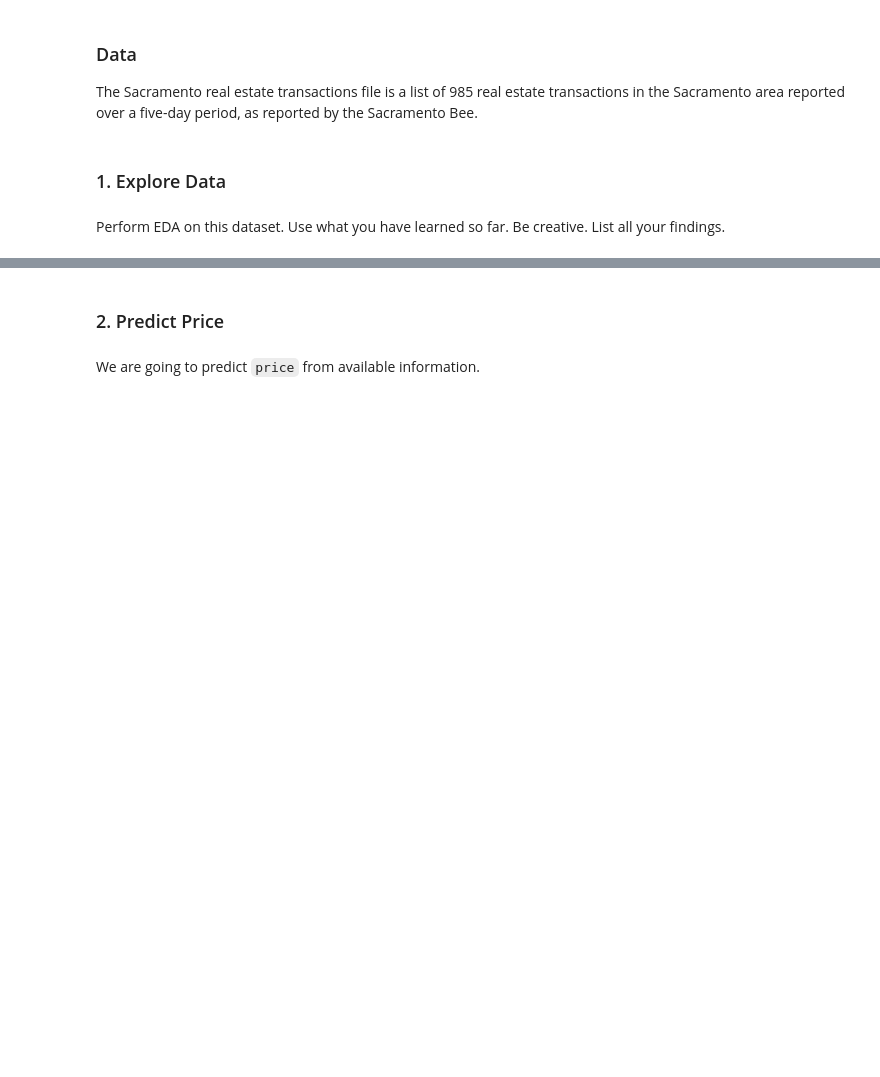
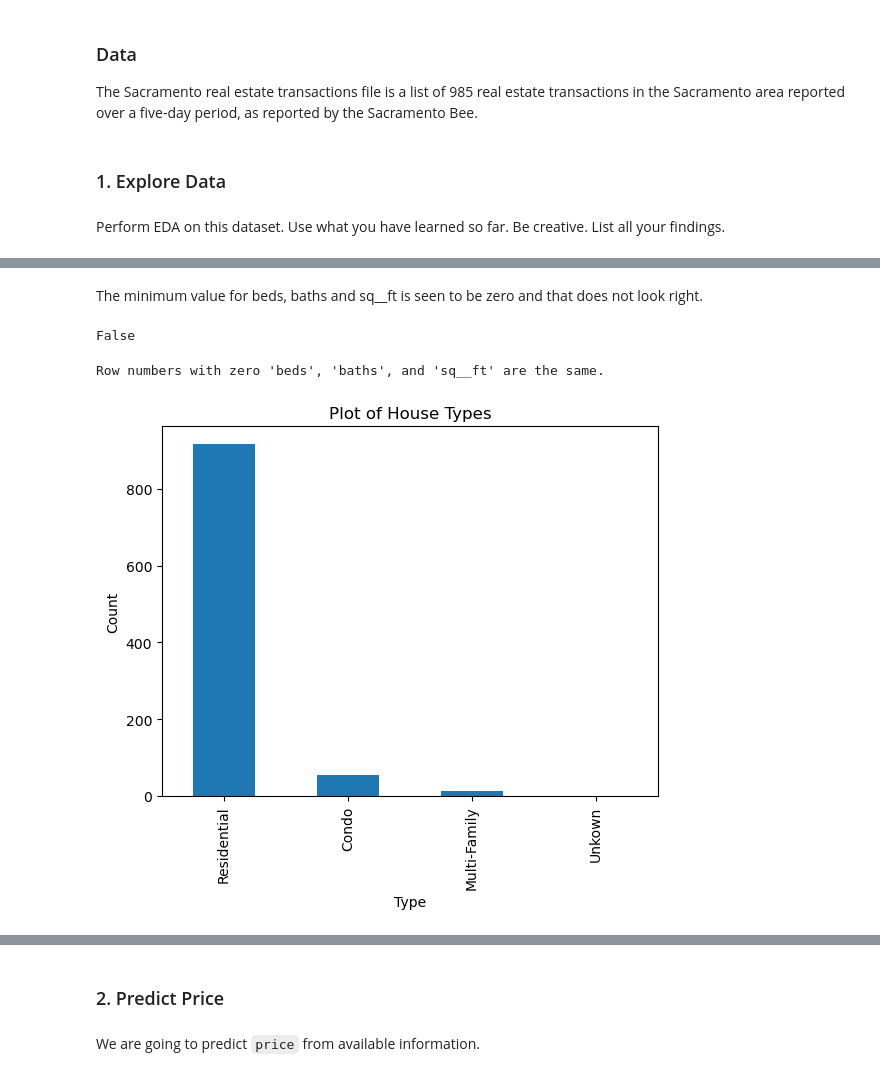
Before and after one commit to Posheffy/IODSN, a Jupyter notebook: IOD_Lab 4.1.1.ipynb, the cells around one changed output, grey strips where cells are left out. Drawn from its saved outputs; the diff is of its cells as text; code cells hidden in the pictures; blank space fills up the shorter version.

```diff
--- a/IOD_Lab 4.1.1.ipynb
+++ b/IOD_Lab 4.1.1.ipynb
@@ -22,4 +23,4 @@ import pandas as pd
 Perform EDA on this dataset. Use what you have learned so far. Be creative. List all your findings.
 # %%
 # Read CSV
-house_csv = "../../data/Sacramento_transactions.csv"
+df = pd.read_csv("/Users/stephanienduaguba/Documents/DATA/Sacramento_transactions.csv")
@@ -25,0 +75,3 @@ house_csv = "../../data/Sacramento_transactions.csv"
+# %%
+# Set 'zip' to string (object) as this is a categorical data
+df['zip'] = df['zip'].astype(str)
@@ -25,0 +106,36 @@ house_csv = "../../data/Sacramento_transactions.csv"
+# %% [markdown]
+The minimum value for beds, baths and sq__ft is seen to be zero and that does not look right.
+# %%
+# Recheck missing data
+df.isnull().sum().any()
+# %% [output]
+False
+# %%
+# Check if rows with zero 'beds', 'baths' and 'sq__ft' are the same
+# Rows where 'beds' is zero
+zero_beds_rows = df[df['beds'] == 0]
+
+# Rows where 'baths' is zero
+zero_baths_rows = df[df['baths'] == 0]
+
+# Rows where 'sq__ft' is zero
+zero_sqft_rows = df[df['sq__ft'] == 0]
+
+# Check if row numbers are the same
+intersection = zero_beds_rows.index.intersection(zero_baths_rows.index).intersection(zero_sqft_rows.index)
+
+if not intersection.empty:
+    print("Row numbers with zero 'beds', 'baths', and 'sq__ft' are the same.")
+else:
+    print("There are no rows with zero 'beds', 'baths', and 'sq__ft' in common.")
+# %% [output]
+Row numbers with zero 'beds', 'baths', and 'sq__ft' are the same.
+# %%
+# Plot of unique categories of 'type'
+df['type'].value_counts().plot(kind='bar')
+plt.xlabel('Type')
+plt.ylabel('Count')
+plt.title('Plot of House Types')
+plt.show()
+# %% [output]
+[figure, added]
```
Also changed, not shown: parts of 70 cells of this notebook, 4 other files.
